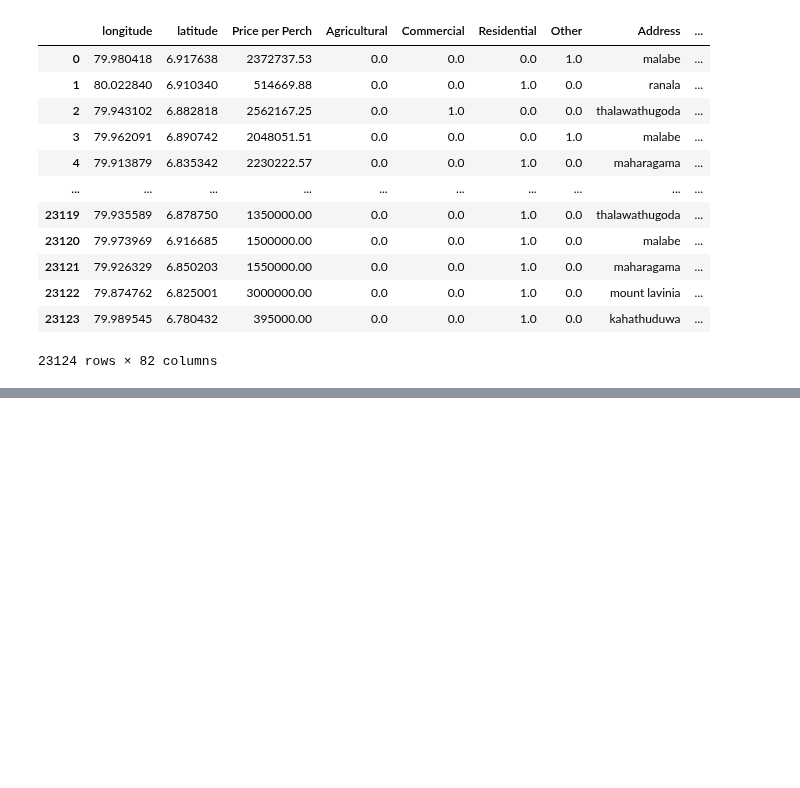
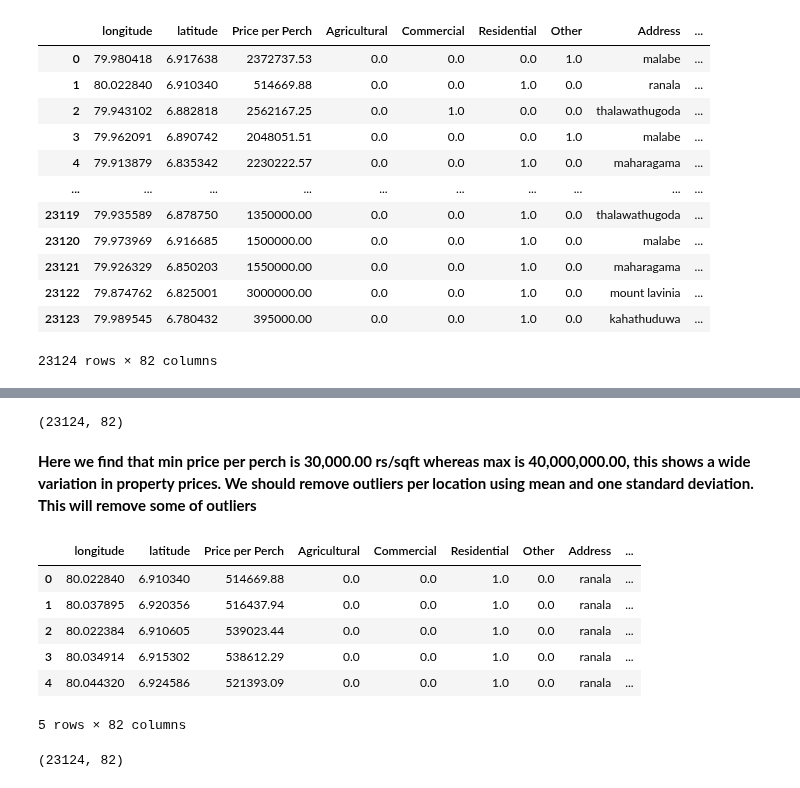
Before and after one commit to movindugunarathna/LandPulse-ML, a Jupyter notebook: model/part_4.ipynb, the cells around one changed output, grey strips where cells are left out. Saved outputs shown, nothing was run; the diff lists cells and outputs as text; code cells hidden in the pictures; blank space fills up the shorter version.

```diff
--- a/model/part_4.ipynb
+++ b/model/part_4.ipynb
@@ -292,0 +434,3 @@ df3
+# %%
+pd.options.display.float_format = '{:,.2f}'.format
+df5['Price per Perch'].describe()
@@ -292,0 +447,32 @@ df3
+# %%
+df5.shape
+# %% [output]
+(23124, 82)
+# %% [markdown]
+**Here we find that min price per perch is 30,000.00 rs/sqft whereas max is 40,000,000.00, this shows a wide variation in property prices. We should remove outliers per location using mean and one standard deviation. This will remove some of outliers**
+# %%
+def replace_pps_outliers(df):
+    df_out = pd.DataFrame()
+    for key, subdf in df.groupby('Address_ID'):
+        m = np.mean(subdf['Price per Perch'])
+        st = np.std(subdf['Price per Perch'])
+
+        # Identify and replace outliers with the median value
+        outliers = (subdf['Price per Perch'] < (m - st)) | (subdf['Price per Perch'] > (m + st))
+        subdf.loc[outliers, 'Price per Perch'] = subdf['Price per Perch'].median()
+
+        df_out = pd.concat([df_out, subdf], ignore_index=True)
+    return df_out
+
+
+pd.reset_option('display.float_format')
+df6 = replace_pps_outliers(df5)
+df6.head()
+# %% [output]
+|  | longitude | latitude | Price per Perch | Agricultural | Commercial | Residential | Other | Address | ... |
+| 0 | 80.022840 | 6.910340 | 514669.88 | 0.0 | 0.0 | 1.0 | 0.0 | ranala | ... |
+| 1 | 80.037895 | 6.920356 | 516437.94 | 0.0 | 0.0 | 1.0 | 0.0 | ranala | ... |
+| 2 | 80.022384 | 6.910605 | 539023.44 | 0.0 | 0.0 | 1.0 | 0.0 | ranala | ... |
+| 3 | 80.034914 | 6.915302 | 538612.29 | 0.0 | 0.0 | 1.0 | 0.0 | ranala | ... |
+| 4 | 80.044320 | 6.924586 | 521393.09 | 0.0 | 0.0 | 1.0 | 0.0 | ranala | ... |
+5 rows × 82 columns
@@ -292,0 +492,4 @@ df3
+# %%
+df7.shape
+# %% [output]
+(23124, 82)
```
Also changed, not shown: parts of 42 cells of this notebook.
